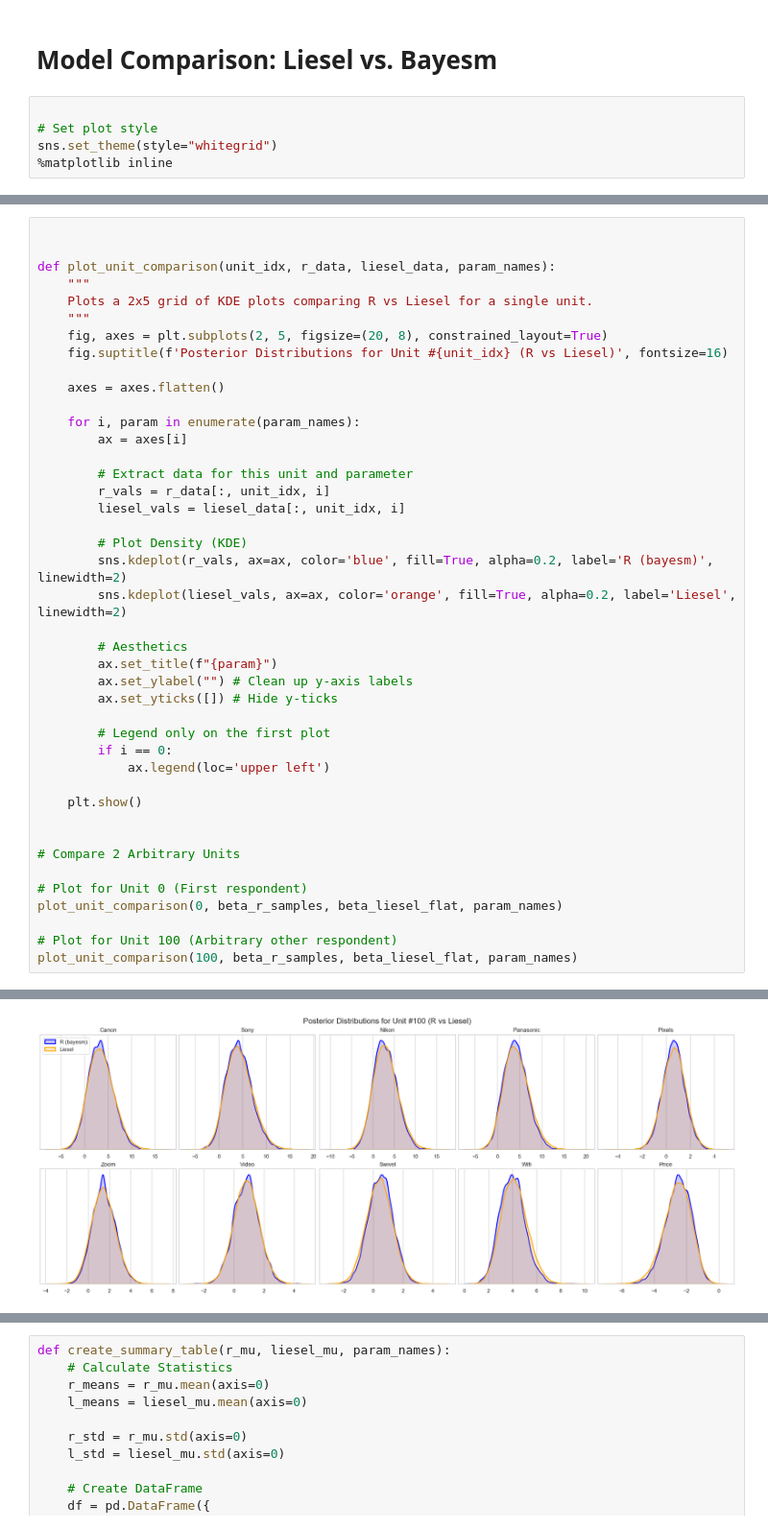
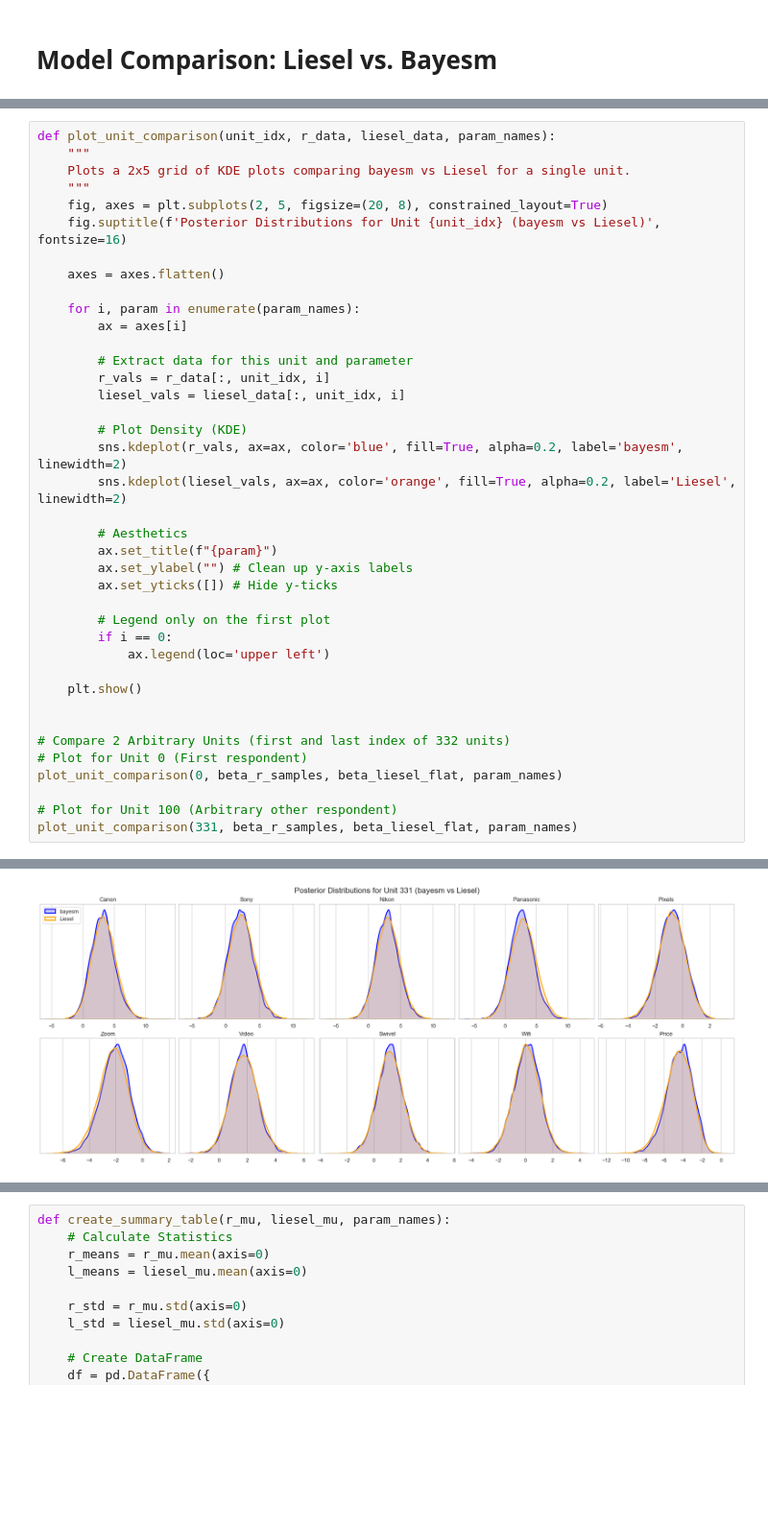
Before and after one commit to Paul-Jarschke/liesel_project, a Jupyter notebook: PackageComparison/Analysis/model_comparison_camera.ipynb, the cells around one changed output, grey strips where cells are left out. Shown at 96% size. Cells and saved outputs as stored; diff of their text form; blank space fills up the shorter version.

Commit message:
bayesm and liesel comparison on bayesm's camera dataset

```diff
--- a/PackageComparison/Analysis/model_comparison_camera.ipynb
+++ b/PackageComparison/Analysis/model_comparison_camera.ipynb
@@ -375,8 +361,3 @@ Because the brand order is **randomized** across the 16 tasks:
 **Conclusion:** The Python brand-mapping logic should be the correct approach for estimating brand preferences, as it accounts for the experiment design.
 # %% [markdown]
 # Model Comparison: Liesel vs. Bayesm
-# %%
-
-# Set plot style
-sns.set_theme(style="whitegrid")
-%matplotlib inline
@@ -524,12 +502,10 @@ Params: ['Canon', 'Sony', 'Nikon', 'Panasonic', 'Pixels', 'Zoom', 'Video', 'Swiv
 # %%
-
-
 def plot_unit_comparison(unit_idx, r_data, liesel_data, param_names):
     """
-    Plots a 2x5 grid of KDE plots comparing R vs Liesel for a single unit.
+    Plots a 2x5 grid of KDE plots comparing bayesm vs Liesel for a single unit.
     """
     fig, axes = plt.subplots(2, 5, figsize=(20, 8), constrained_layout=True)
-    fig.suptitle(f'Posterior Distributions for Unit #{unit_idx} (R vs Liesel)', fontsize=16)
+    fig.suptitle(f'Posterior Distributions for Unit {unit_idx} (bayesm vs Liesel)', fontsize=16)
 
     axes = axes.flatten()
 
@@ -541,7 +517,7 @@ def plot_unit_comparison(unit_idx, r_data, liesel_data, param_names):
         liesel_vals = liesel_data[:, unit_idx, i]
 
         # Plot Density (KDE)
-        sns.kdeplot(r_vals, ax=ax, color='blue', fill=True, alpha=0.2, label='R (bayesm)', linewidth=2)
+        sns.kdeplot(r_vals, ax=ax, color='blue', fill=True, alpha=0.2, label='bayesm', linewidth=2)
         sns.kdeplot(liesel_vals, ax=ax, color='orange', fill=True, alpha=0.2, label='Liesel', linewidth=2)
 
         # Aesthetics
@@ -556,11 +532,10 @@ def plot_unit_comparison(unit_idx, r_data, liesel_data, param_names):
     plt.show()
 
 
-# Compare 2 Arbitrary Units
-
+# Compare 2 Arbitrary Units (first and last index of 332 units)
 # Plot for Unit 0 (First respondent)
 plot_unit_comparison(0, beta_r_samples, beta_liesel_flat, param_names)
 
 # Plot for Unit 100 (Arbitrary other respondent)
-plot_unit_comparison(100, beta_r_samples, beta_liesel_flat, param_names)
+plot_unit_comparison(331, beta_r_samples, beta_liesel_flat, param_names)
 # %% [output]
@@ -568 +543 @@ plot_unit_comparison(100, beta_r_samples, beta_liesel_flat, param_names)
-[figure, old version]
+[figure, new version]
```
Also changed, not shown: parts of 19 cells of this notebook.
